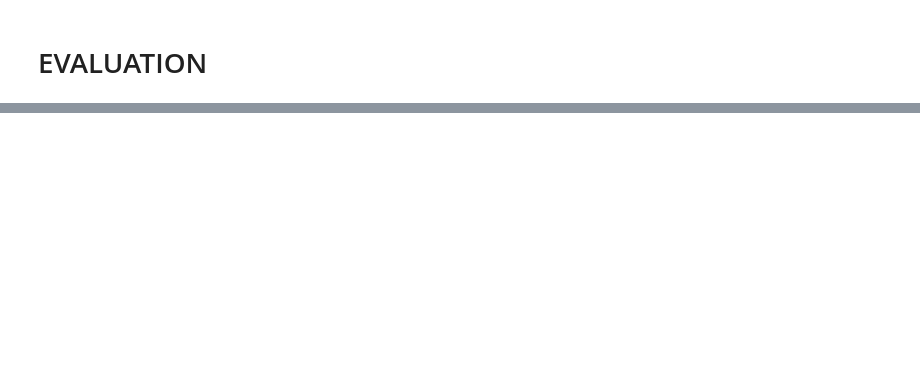
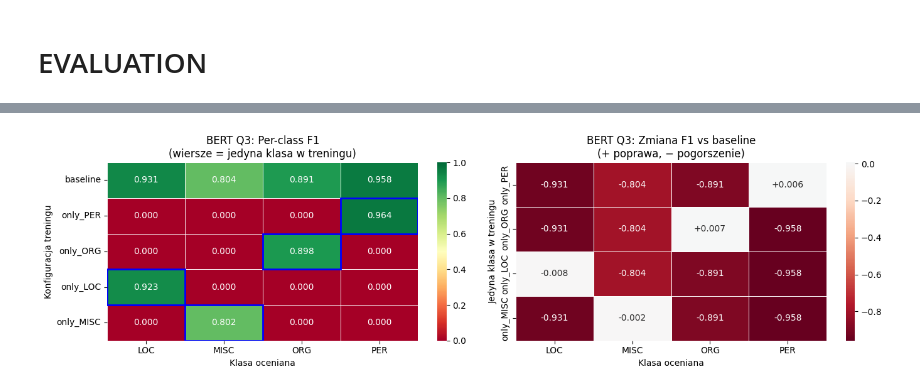
Before and after one commit to CenturionTheMan/University-NER, a Jupyter notebook: bert_ner_training_evaluation.ipynb, the cells around one changed output, grey strips where cells are left out. Saved outputs shown, nothing was run; the diff lists cells and outputs as text; code cells hidden in the pictures; blank space fills up the shorter version.

```diff
--- a/bert_ner_training_evaluation.ipynb
+++ b/bert_ner_training_evaluation.ipynb
@@ -323,0 +560,18 @@ weighted avg       0.90      0.92      0.91      5648
+# %%
+# --- Q3 BERT parameters ---
+Q3_BERT_KEEP_CLASSES = ["PER", "ORG", "LOC", "MISC"]
+Q3_BERT_MODEL_DIR    = "./q3_bert_models"
+Q3_BERT_TRAIN        = True   # False → pomiń trening, wczytaj zapisane modele
+Q3_CLASS_NAMES       = ["LOC", "MISC", "ORG", "PER"]
+
+os.makedirs(Q3_BERT_MODEL_DIR, exist_ok=True)
+
+
+def keep_only_class(raw_data: list, keep_class: str) -> list:
+    """Zamień na O wszystkie etykiety POZA keep_class."""
+    keep = {f"B-{keep_class}", f"I-{keep_class}"}
+    return [
+        {"tokens": ex["tokens"],
+         "ner_tags": [t if t in keep else "O" for t in ex["ner_tags"]]}
+        for ex in raw_data
+    ]
@@ -323,0 +713,69 @@ weighted avg       0.90      0.92      0.91      5648
+# %%
+configs_q3_bert = ["baseline"] + [f"only_{c}" for c in Q3_BERT_KEEP_CLASSES]
+
+df_q3_bert = pd.DataFrame(
+    {cfg: per_class_f1_q2(*q3_bert_results[cfg]) for cfg in configs_q3_bert}
+).T[Q3_CLASS_NAMES]
+
+print("Per-class F1 (BERT Q3):")
+print(df_q3_bert.to_string())
+
+# Delta vs baseline
+df_delta_q3 = df_q3_bert.drop("baseline") - df_q3_bert.loc["baseline"].values
+
+fig, axes = plt.subplots(1, 2, figsize=(14, 4))
+
+sns.heatmap(
+    df_q3_bert.astype(float), annot=True, fmt=".3f",
+    cmap="RdYlGn", linewidths=0.5, vmin=0.0, vmax=1.0,
+    ax=axes[0]
+)
+axes[0].set_title("BERT Q3: Per-class F1\n(wiersze = jedyna klasa w treningu)")
+axes[0].set_xlabel("Klasa oceniana")
+axes[0].set_ylabel("Konfiguracja treningu")
+
+# Zaznacz diagonalę — klasa trenowana vs ta sama klasa oceniana
+for i, cls in enumerate(Q3_CLASS_NAMES):
+    cfg = f"only_{cls}"
+    if cfg in configs_q3_bert:
+        row_idx = configs_q3_bert.index(cfg)
+        col_idx = Q3_CLASS_NAMES.index(cls)
+        axes[0].add_patch(
+            plt.Rectangle((col_idx, row_idx), 1, 1,
+                           fill=False, edgecolor="blue", lw=2)
+        )
+
+sns.heatmap(
+    df_delta_q3.astype(float), annot=True, fmt="+.3f",
+    cmap="RdBu", center=0, linewidths=0.5,
+    ax=axes[1]
+)
+axes[1].set_title("BERT Q3: Zmiana F1 vs baseline\n(+ poprawa, − pogorszenie)")
+axes[1].set_xlabel("Klasa oceniana")
+axes[1].set_ylabel("Jedyna klasa w treningu")
+
+plt.tight_layout()
+plt.savefig("q3_bert_results.png", dpi=150)
+plt.show()
+
+# --- Wykres specjalizacji: F1 klasy X gdy trenujemy tylko na X ---
+fig2, ax2 = plt.subplots(figsize=(7, 4))
+baseline_f1 = [df_q3_bert.loc["baseline", cls] for cls in Q3_CLASS_NAMES]
+only_f1     = [df_q3_bert.loc[f"only_{cls}", cls] for cls in Q3_CLASS_NAMES]
+
+x = range(len(Q3_CLASS_NAMES))
+w = 0.35
+ax2.bar([i - w/2 for i in x], baseline_f1, w, label="baseline", color="steelblue")
+ax2.bar([i + w/2 for i in x], only_f1,     w, label="only_X",   color="coral")
+ax2.set_xticks(list(x))
+ax2.set_xticklabels(Q3_CLASS_NAMES)
+ax2.set_ylabel("F1")
+ax2.set_ylim(0, 1)
+ax2.set_title("BERT Q3: Specjalizacja — F1 klasy X gdy trenujemy tylko na X")
+ax2.legend()
+ax2.grid(axis="y", alpha=0.4)
+
+plt.tight_layout()
+plt.savefig("q3_bert_specialization.png", dpi=150)
+plt.show()
+# %% [output]
@@ -323,0 +789 @@ weighted avg       0.90      0.92      0.91      5648
+[figure, added]
```
Also changed, not shown: parts of 18 cells of this notebook, 1 other file.
